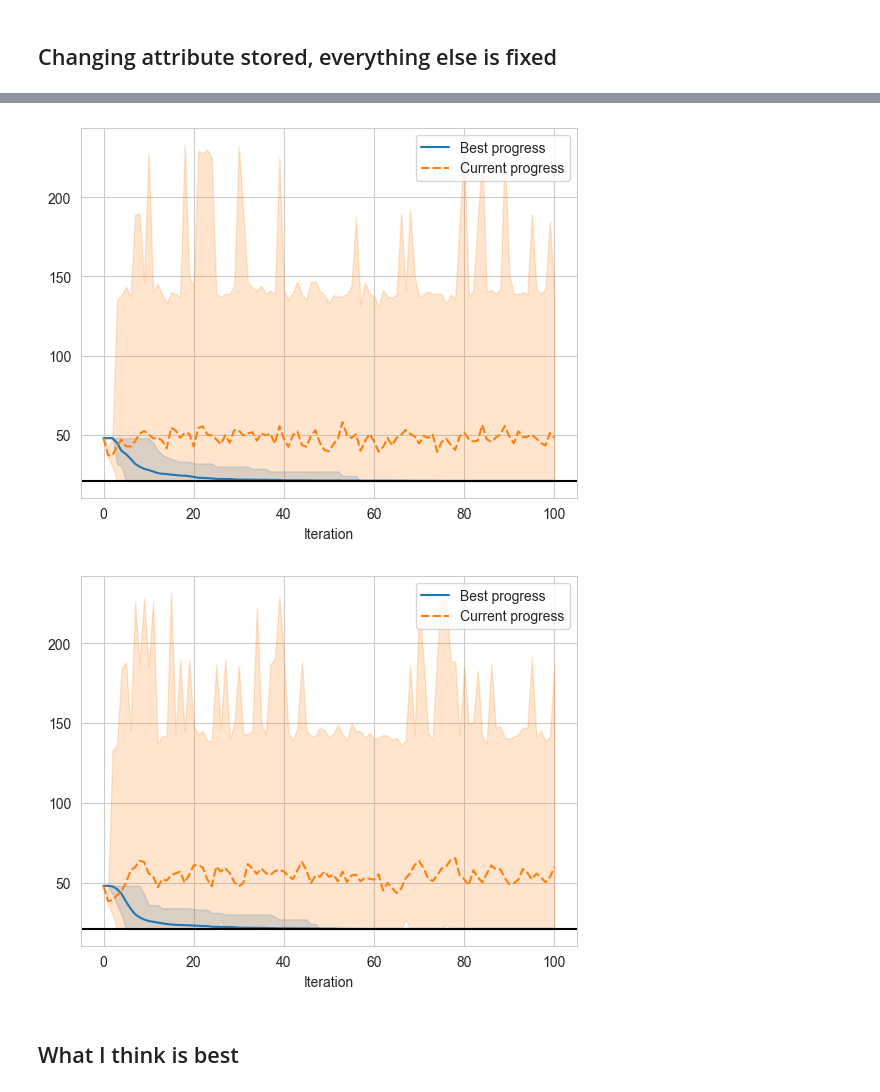
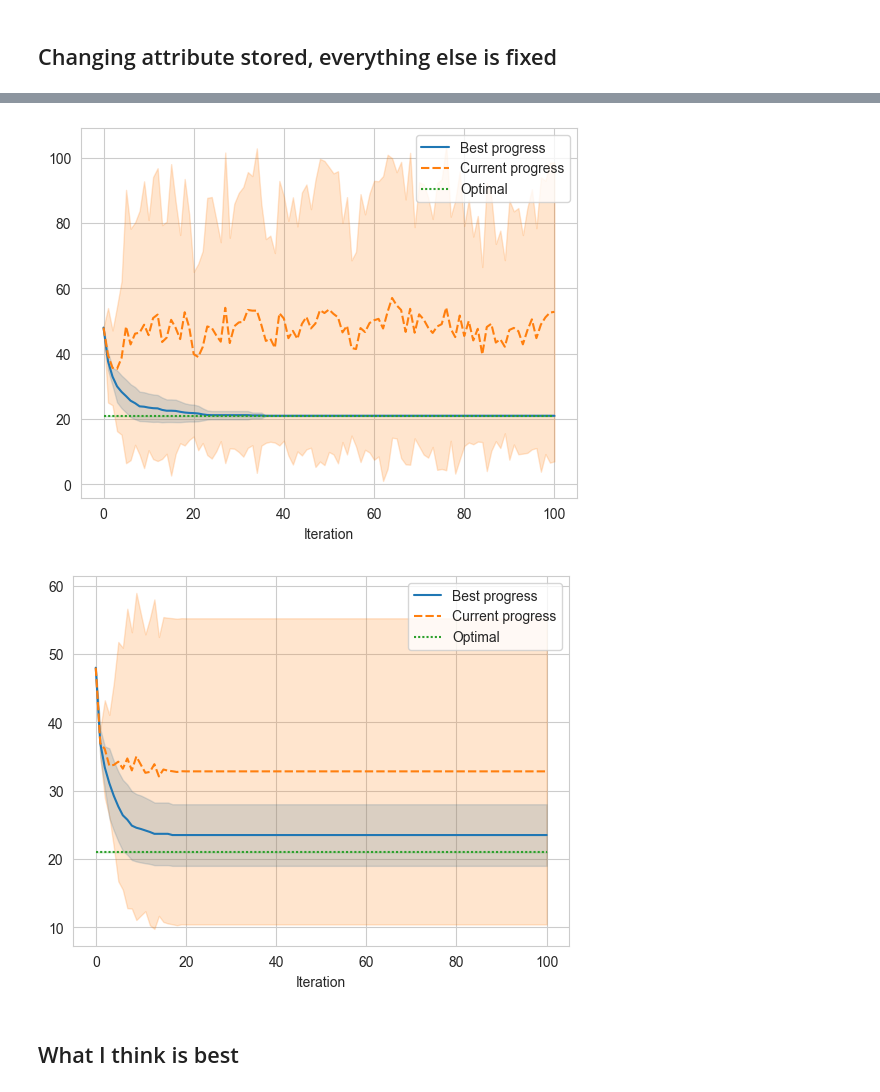
Before and after one commit to nngerncham/ma395_heuristic, a Jupyter notebook: homework/hw3/codebase/Notebooks/Problem 1.ipynb, the cells around one changed output, grey strips where cells are left out. Drawn from its saved outputs; the diff is of its cells as text; code cells hidden in the pictures.

```diff
--- a/homework/hw3/codebase/Notebooks/Problem 1.ipynb
+++ b/homework/hw3/codebase/Notebooks/Problem 1.ipynb
@@ -1,11 +1,11 @@
 # %%
 from tabu_search.algorithm import tabu_search, NeighborsTabuListInterface, TabuSearchResult
 import numpy as np
-from typing import Collection, Dict, Any, Tuple, List
+from typing import Collection, Callable, Any, Tuple, List
 
 REPS = 100
 DPI = 150
-ERROR_BAR = "pi"
+ERROR_BAR = "sd"
 # %% [markdown]
 # Part 1
 # %%
@@ -39,11 +39,9 @@ def cause_cycle(s: List) -> bool:
 
 
 class MSTNeighborTabu(NeighborsTabuListInterface):
-    def __init__(self, tenure: int, nbrs_size: int, args: Dict | None):
-        super().__init__(tenure, nbrs_size, args)
-        assert "cost" in args
+    def __init__(self, tenure: int, nbrs_size: int, cost: Callable[[Collection], float]):
+        super().__init__(tenure, nbrs_size, cost)
         self.tabu_list = []
-        self.cost = args["cost"]
 
     def neighbors(self, s_current: List) -> Tuple[Collection, Collection]:
         nbrs = []
@@ -89,16 +87,16 @@ class MSTNeighborTabu(NeighborsTabuListInterface):
 
         return nbrs, attrs
 
-    def add(self, attr: int):
+    def add(self, attr: int, _):
         i1, _ = attr
         if len(self.tabu_list) >= self.tenure:
             self.tabu_list.pop(0)
         self.tabu_list.append(i1)
 
-    def evaluate(self, s_current: Collection) -> float:
+    def evaluate(self, s_current: Collection, _) -> float:
         return self.cost(s_current)
 
-    def is_tabu(self, attr: Any):
+    def is_tabu(self, attr: Any, _):
         return attr[0] in self.tabu_list
 # %%
 s0 = [1, 1, 1, 0, 0, 1, 0, 0]
@@ -116,15 +114,17 @@ import seaborn as sns
 import pandas as pd
 import matplotlib.pylab as plt
 # %%
-def form_result(results: List[TabuSearchResult]) -> pd.DataFrame:
+def form_result(results: List[TabuSearchResult], max_iters=100) -> pd.DataFrame:
     dfs = [
         pd.DataFrame({
-            "Iteration": np.arange(101),
+            "Iteration": np.arange(max_iters + 1),
             "Best progress": result.progress_best,
             "Current progress": result.progress_current,
         }) for result in results
     ]
-    return pd.concat(dfs).set_index("Iteration")
+    combined = pd.concat(dfs).set_index("Iteration")
+    combined["Optimal"] = 21
+    return combined
 # %%
 sns.lineplot(form_result([res]))
 # %% [output]
@@ -222,32 +213,32 @@ class MSTNeighborTabuDeleted(MSTNeighborTabu):
         _, i2 = attr
         return i2 in self.tabu_list
 # %%
-deleted34s = [tabu_search(mst_cost, s0, MSTNeighborTabuDeleted(3, 4, {"cost": mst_cost}), 100) for _ in range(REPS)]
+deleted34s = [tabu_search(mst_cost, s0, MSTNeighborTabuDeleted(3, 4, mst_cost), 100) for _ in range(REPS)]
 deleted34s_df = form_result(deleted34s)
 sns.lineplot(deleted34s_df, errorbar=ERROR_BAR)
-plt.axhline(21, color="black")
-plt.savefig("../../images/deleted34s", dpi=DPI, bbox_inches="tight")
+plt.savefig("../../images/p1/deleted34s", dpi=DPI, bbox_inches="tight")
 # %% [output]
-[figure, old version]
+[figure, new version]
 # %%
 class MSTNeighborTabuBoth(MSTNeighborTabu):
-    def add(self, attr: Tuple[int, int]):
+    def __init__(self, tenure: int, nbrs_size: int, cost: Callable[[Collection], float]):
+        super().__init__(tenure, nbrs_size, cost)
+        self.tabu_list = np.zeros((8, 8), dtype=int)
+
+    def add(self, attr: Tuple[int, int], i):
         i1, i2 = sorted(attr)
-        if len(self.tabu_list) >= self.tenure:
-            self.tabu_list.pop(0)
-        self.tabu_list.append((i1, i2))
+        self.tabu_list[i1, i2] = i + self.tenure
 
-    def is_tabu(self, attr: Any):
+    def is_tabu(self, attr: Any, i):
         i1, i2 = sorted(attr)
-        return (i1, i2) in self.tabu_list
+        return self.tabu_list[i1, i2] <= i
 # %%
-both34s = [tabu_search(mst_cost, s0, MSTNeighborTabuBoth(3, 4, {"cost": mst_cost}), 100) for _ in range(REPS)]
+both34s = [tabu_search(mst_cost, s0, MSTNeighborTabuBoth(3, 4, mst_cost), 100) for _ in range(REPS)]
 both34s_df = form_result(both34s)
 sns.lineplot(both34s_df, errorbar=ERROR_BAR)
-plt.axhline(21, color="black")
-plt.savefig("../../images/both34s", dpi=DPI, bbox_inches="tight")
+plt.savefig("../../images/p1/both34s", dpi=DPI, bbox_inches="tight")
 # %% [output]
-[figure, old version]
+[figure, new version]
 # %% [markdown]
 ## What I think is best
 # %%
```
Also changed, not shown: parts of 13 cells of this notebook, 42 other files.
